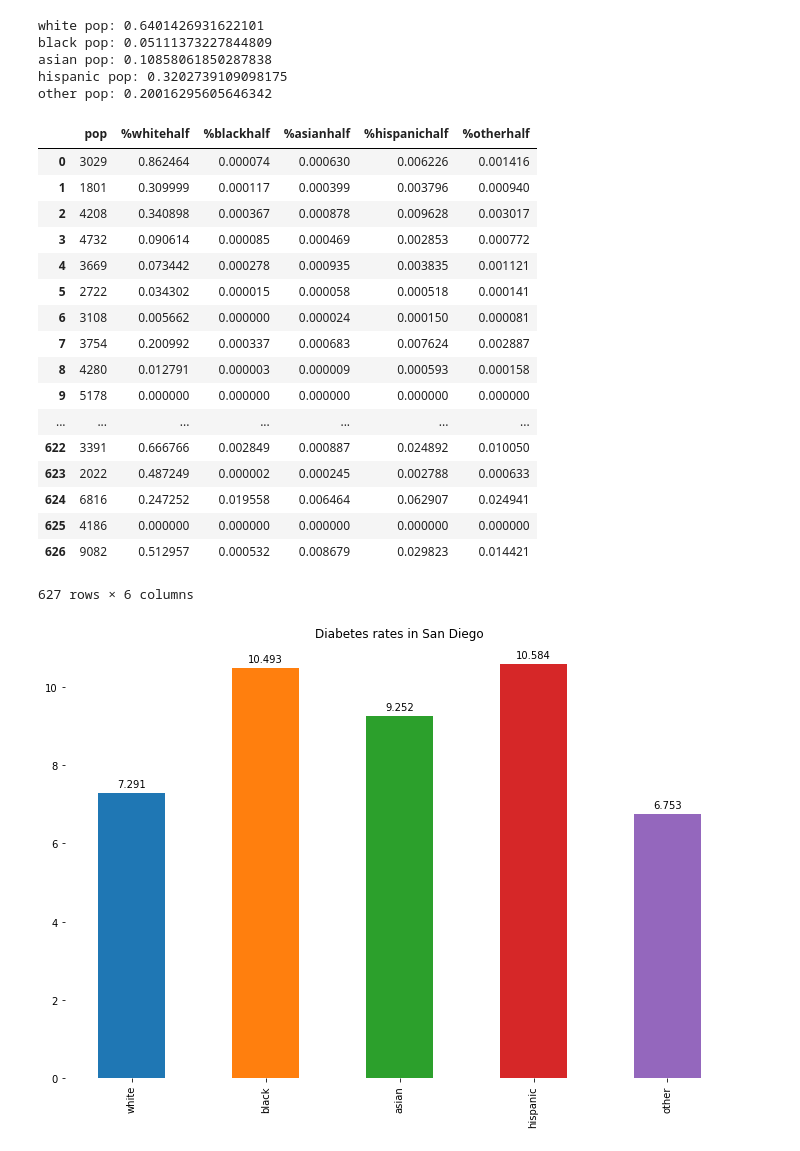
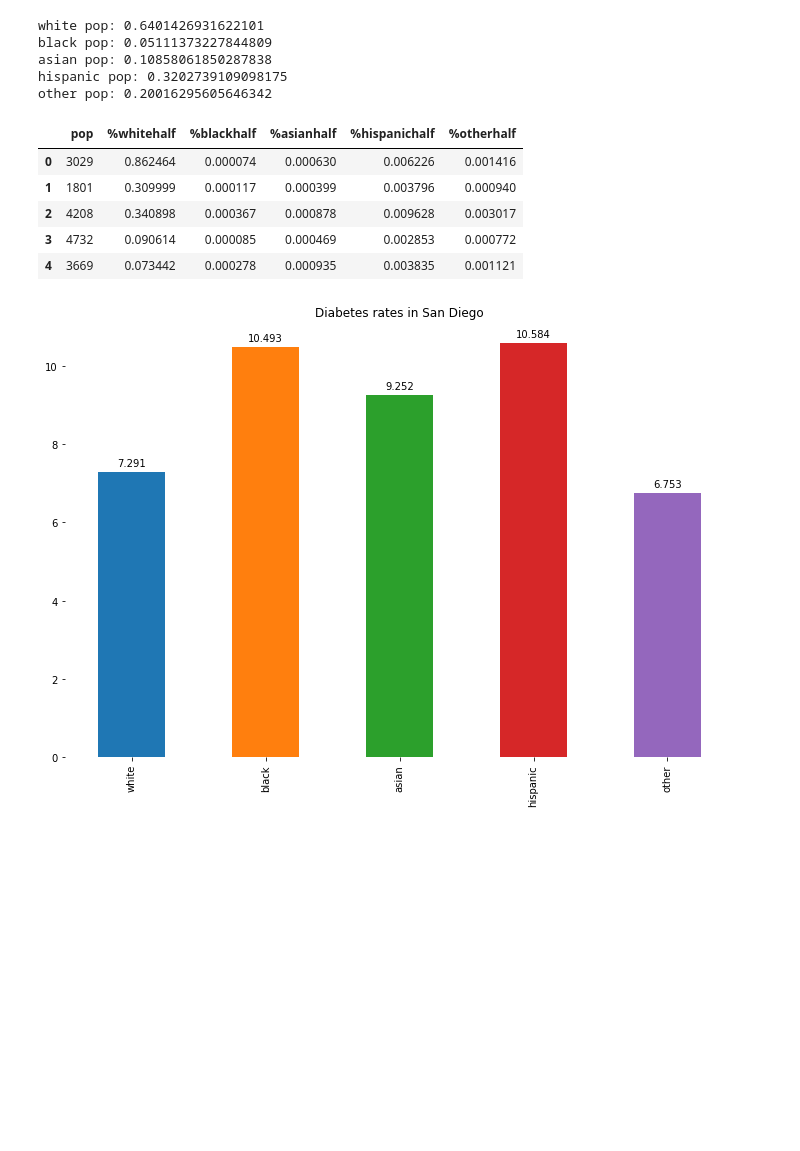
Before and after one commit to aliaawni/COGS108FinalProject, a Jupyter notebook: FinalProject.ipynb, the cells around one changed output. Saved outputs shown, nothing was run; the diff lists cells and outputs as text; code cells hidden in the pictures; blank space fills up the shorter version.

```diff
--- a/Data processing.ipynb
+++ b/FinalProject.ipynb
@@ -235,30 +244,18 @@ other pop: 0.20016295605646342
 # %%
 df_pop_counts = df[['pop']].copy()
 df_pop_counts['%whitehalf'] = [(x['whitehalfshare']*x['tractwhite'])/x['pop'] for i,x in df.iterrows()]
 df_pop_counts['%blackhalf'] = [(x['blackhalfshare']*x['tractblack'])/x['pop'] for i,x in df.iterrows()]
 df_pop_counts['%asianhalf'] = [(x['asianhalfshare']*x['tractasian'])/x['pop'] for i,x in df.iterrows()]
 df_pop_counts['%hispanichalf'] = [(x['hispanichalfshare']*x['tracthispanic'])/x['pop'] for i,x in df.iterrows()]
 df_pop_counts['%otherhalf'] = [(x['otherhalfshare']*x['tractother'])/x['pop'] for i,x in df.iterrows()]
-df_pop_counts
+df_pop_counts.head()
 # %% [output]
 |  | pop | %whitehalf | %blackhalf | %asianhalf | %hispanichalf | %otherhalf |
 | 0 | 3029 | 0.862464 | 0.000074 | 0.000630 | 0.006226 | 0.001416 |
 | 1 | 1801 | 0.309999 | 0.000117 | 0.000399 | 0.003796 | 0.000940 |
 | 2 | 4208 | 0.340898 | 0.000367 | 0.000878 | 0.009628 | 0.003017 |
 | 3 | 4732 | 0.090614 | 0.000085 | 0.000469 | 0.002853 | 0.000772 |
 | 4 | 3669 | 0.073442 | 0.000278 | 0.000935 | 0.003835 | 0.001121 |
-| 5 | 2722 | 0.034302 | 0.000015 | 0.000058 | 0.000518 | 0.000141 |
-| 6 | 3108 | 0.005662 | 0.000000 | 0.000024 | 0.000150 | 0.000081 |
-| 7 | 3754 | 0.200992 | 0.000337 | 0.000683 | 0.007624 | 0.002887 |
-| 8 | 4280 | 0.012791 | 0.000003 | 0.000009 | 0.000593 | 0.000158 |
-| 9 | 5178 | 0.000000 | 0.000000 | 0.000000 | 0.000000 | 0.000000 |
-| ... | ... | ... | ... | ... | ... | ... |
-| 622 | 3391 | 0.666766 | 0.002849 | 0.000887 | 0.024892 | 0.010050 |
-| 623 | 2022 | 0.487249 | 0.000002 | 0.000245 | 0.002788 | 0.000633 |
-| 624 | 6816 | 0.247252 | 0.019558 | 0.006464 | 0.062907 | 0.024941 |
-| 625 | 4186 | 0.000000 | 0.000000 | 0.000000 | 0.000000 | 0.000000 |
-| 626 | 9082 | 0.512957 | 0.000532 | 0.008679 | 0.029823 | 0.014421 |
-627 rows × 6 columns
 # %%
 # start of Alia's part
 # %%
```
Also changed, not shown: parts of 18 cells of this notebook.
